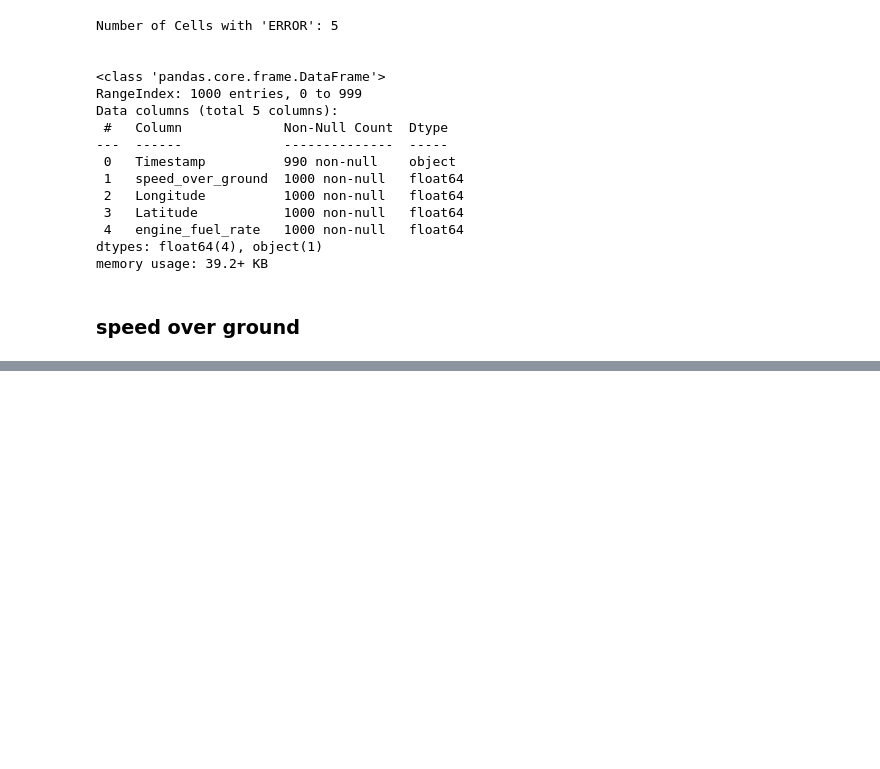
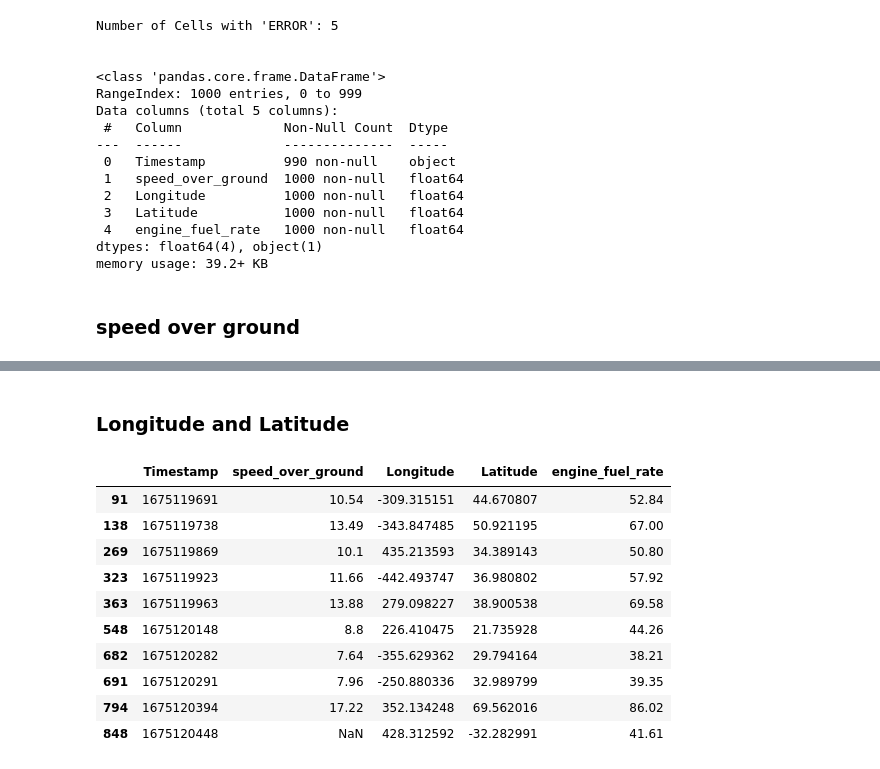
Before and after one commit to SCGlass/parquet_conversion, a Jupyter notebook: dummy_data/dummy_data.ipynb, the cells around one changed output, grey strips where cells are left out. Drawn from its saved outputs; the diff is of its cells as text; code cells hidden in the pictures; blank space fills up the shorter version.

```diff
--- a/dummy_data/dummy_data.ipynb
+++ b/dummy_data/dummy_data.ipynb
@@ -424,0 +457,27 @@ bad_df.loc[(bad_df["speed_over_ground"] < 0) & (bad_df["speed_over_ground"] > 10
+# %% [markdown]
+### Longitude and Latitude
+# %%
+# adding numbers over the max Longitude
+bad_df = random_replace(bad_df,"Longitude","number", lower=180, upper=500, replace=5,round=6)
+# adding numbers in minus values Longitude
+bad_df = random_replace(bad_df,"Longitude","number", lower=-180, upper=-500, replace=5, round=6)
+
+# adding numbers over the max Latitude
+bad_df = random_replace(bad_df,"Latitude","number", lower=90, upper=250, replace=5,round=6)
+# adding numbers in minus values Latitude
+bad_df = random_replace(bad_df,"Latitude","number", lower=-90, upper=-250, replace=5, round=6)
+# %%
+#Longitude
+bad_df.loc[(bad_df["Longitude"] < -180) | (bad_df["Longitude"] > 180)]
+# %% [output]
+|  | Timestamp | speed_over_ground | Longitude | Latitude | engine_fuel_rate |
+| 91 | 1675119691 | 10.54 | -309.315151 | 44.670807 | 52.84 |
+| 138 | 1675119738 | 13.49 | -343.847485 | 50.921195 | 67.00 |
+| 269 | 1675119869 | 10.1 | 435.213593 | 34.389143 | 50.80 |
+| 323 | 1675119923 | 11.66 | -442.493747 | 36.980802 | 57.92 |
+| 363 | 1675119963 | 13.88 | 279.098227 | 38.900538 | 69.58 |
+| 548 | 1675120148 | 8.8 | 226.410475 | 21.735928 | 44.26 |
+| 682 | 1675120282 | 7.64 | -355.629362 | 29.794164 | 38.21 |
+| 691 | 1675120291 | 7.96 | -250.880336 | 32.989799 | 39.35 |
+| 794 | 1675120394 | 17.22 | 352.134248 | 69.562016 | 86.02 |
+| 848 | 1675120448 | NaN | 428.312592 | -32.282991 | 41.61 |
```
Also changed, not shown: parts of 15 cells of this notebook, 1 other file.
